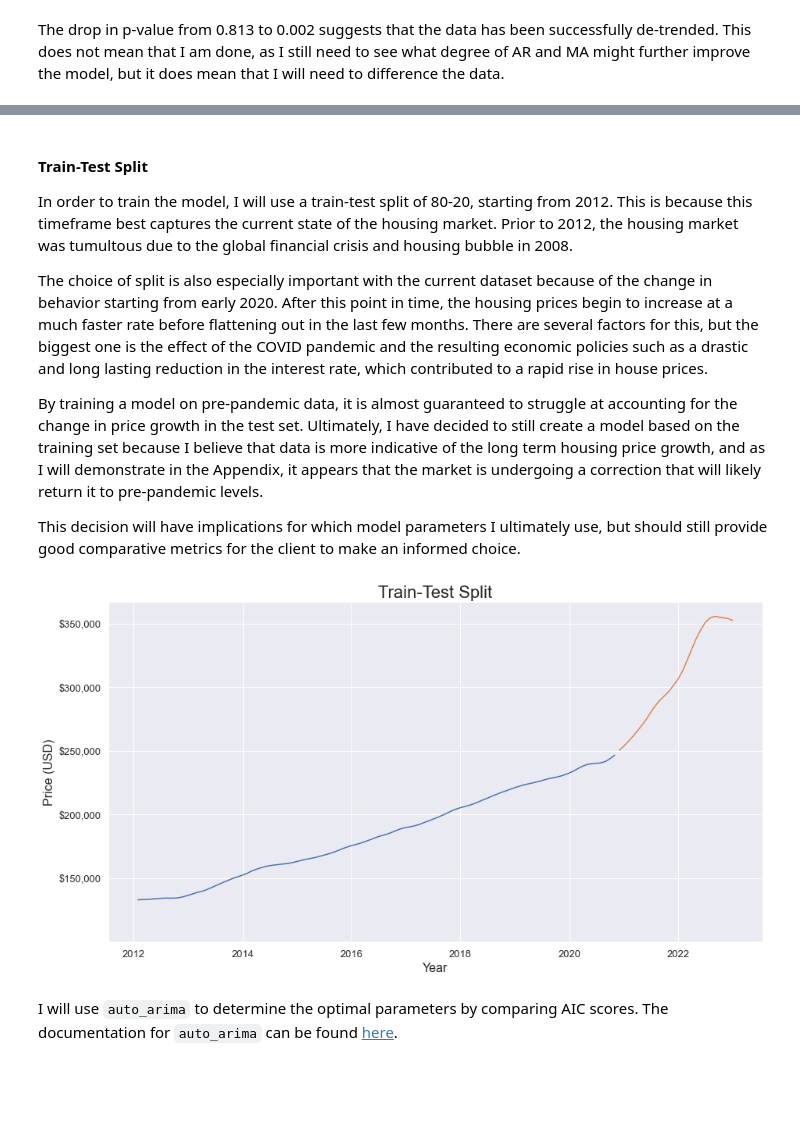
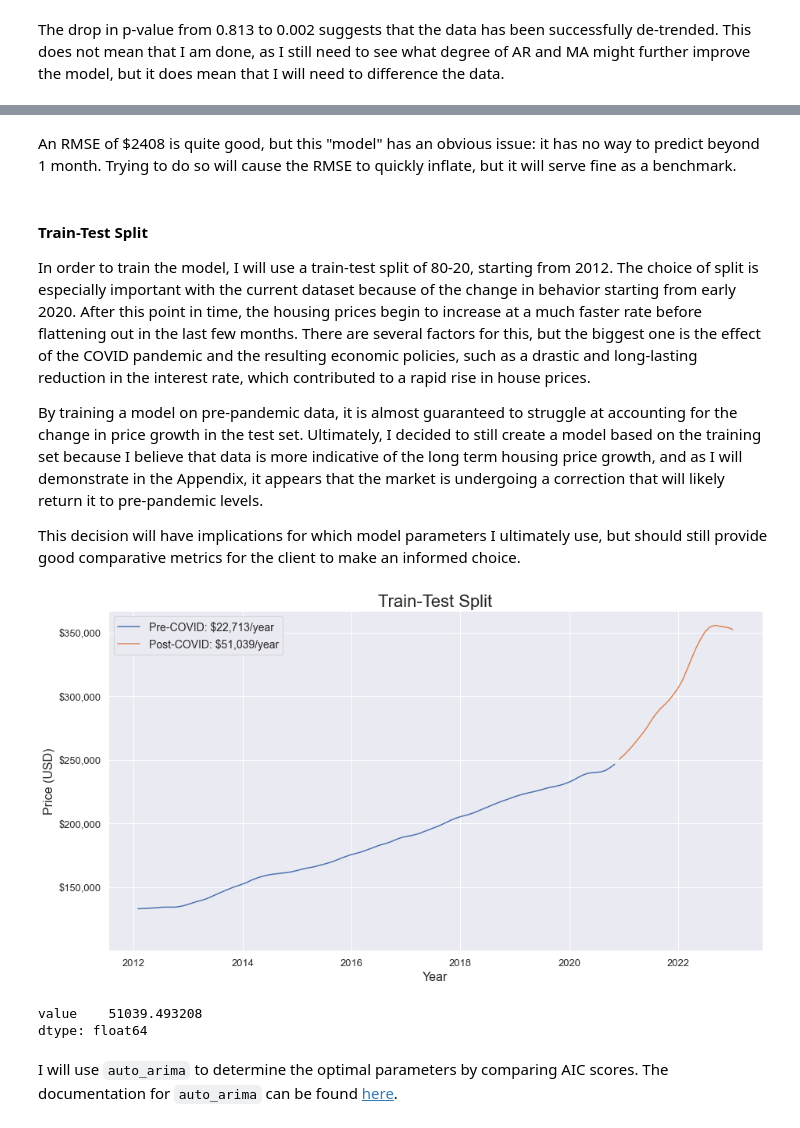
Before and after one commit to luke-lite/Jacksonville-Housing-Prices-Time-Series-Analysis, a Jupyter notebook: Jacksonville-Housing-Prices-Time-Series-Analysis.ipynb, the cells around one changed output, grey strips where cells are left out. Cells and saved outputs as stored; diff of their text form; code cells hidden in the pictures; blank space fills up the shorter version.

```diff
--- a/Jacksonville-Housing-Prices-Time-Series-Analysis.ipynb
+++ b/Jacksonville-Housing-Prices-Time-Series-Analysis.ipynb
@@ -323,35 +347,45 @@ The drop in p-value from 0.813 to 0.002 suggests that the data has been successf
+# %% [markdown]
+An RMSE of \$2408 is quite good, but this "model" has an obvious issue: it has no way to predict beyond 1 month. Trying to do so will cause the RMSE to quickly inflate, but it will serve fine as a benchmark.
 # %% [markdown]
 #### Train-Test Split
 
-In order to train the model, I will use a train-test split of 80-20, starting from 2012. This is because this timeframe best captures the current state of the housing market. Prior to 2012, the housing market was tumultous due to the global financial crisis and housing bubble in 2008.
+In order to train the model, I will use a train-test split of 80-20, starting from 2012. The choice of split is especially important with the current dataset because of the change in behavior starting from early 2020. After this point in time, the housing prices begin to increase at a much faster rate before flattening out in the last few months. There are several factors for this, but the biggest one is the effect of the COVID pandemic and the resulting economic policies, such as a drastic and long-lasting reduction in the interest rate, which contributed to a rapid rise in house prices.
 
-The choice of split is also especially important with the current dataset because of the change in behavior starting from early 2020. After this point in time, the housing prices begin to increase at a much faster rate before flattening out in the last few months. There are several factors for this, but the biggest one is the effect of the COVID pandemic and the resulting economic policies such as a drastic and long lasting reduction in the interest rate, which contributed to a rapid rise in house prices.
-
-By training a model on pre-pandemic data, it is almost guaranteed to struggle at accounting for the change in price growth in the test set. Ultimately, I have decided to still create a model based on the training set because I believe that data is more indicative of the long term housing price growth, and as I will demonstrate in the Appendix, it appears that the market is undergoing a correction that will likely return it to pre-pandemic levels.
+By training a model on pre-pandemic data, it is almost guaranteed to struggle at accounting for the change in price growth in the test set. Ultimately, I decided to still create a model based on the training set because I believe that data is more indicative of the long term housing price growth, and as I will demonstrate in the Appendix, it appears that the market is undergoing a correction that will likely return it to pre-pandemic levels.
 
 This decision will have implications for which model parameters I ultimately use, but should still provide good comparative metrics for the client to make an informed choice.
 # %%
 X = jax_ts['2012-01-31':]
 
 # set train-test split
 cutoff = round(X.shape[0]*0.8)
 train = X[:cutoff]
 test = X[cutoff:]
 
 fig,ax = plt.subplots()
 
-ax.plot(train)
-ax.plot(test)
+ax.plot(train, label='Pre-COVID: $22,713/year')
+ax.plot(test, label='Post-COVID: $51,039/year')
 
 ax.set_title('Train-Test Split')
 ax.set_ylabel('Price (USD)')
 ax.set_xlabel('Year')
 ax.set_yticks(ax.get_yticks()[:-1])
 ax.set_yticklabels(['', '$150,000', '$200,000', '$250,000', '$300,000', '$350,000'])
+plt.legend(fontsize=14)
 
 plt.savefig('graphs/train_test_split.png', bbox_inches='tight');
 # %% [output]
-[figure, old version]
+[figure, new version]
+# %%
+(X.loc['2020-10-31'] - X.iloc[0])/5
+(X.iloc[-1] - X.loc['2020-11-30'])/2
+
+# X['2020-10-31'] - X[0]
+# X['2020-11-30':]
+# %% [output]
+value    51039.493208
+dtype: float64
 # %% [markdown]
 I will use `auto_arima` to determine the optimal parameters by comparing AIC scores. The documentation for `auto_arima` can be found [here](https://alkaline-ml.com/pmdarima/modules/generated/pmdarima.arima.auto_arima.html).
 # %%
```
Also changed, not shown: parts of 13 cells of this notebook.
